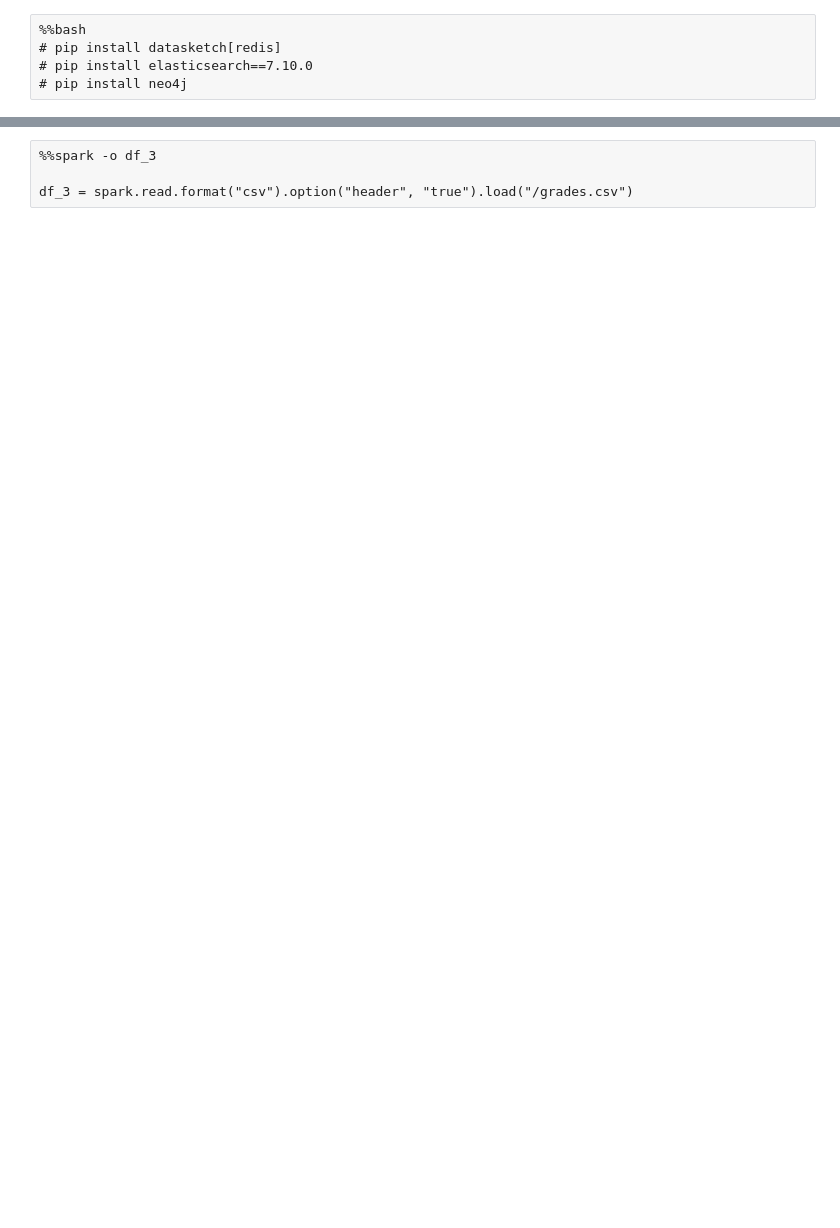
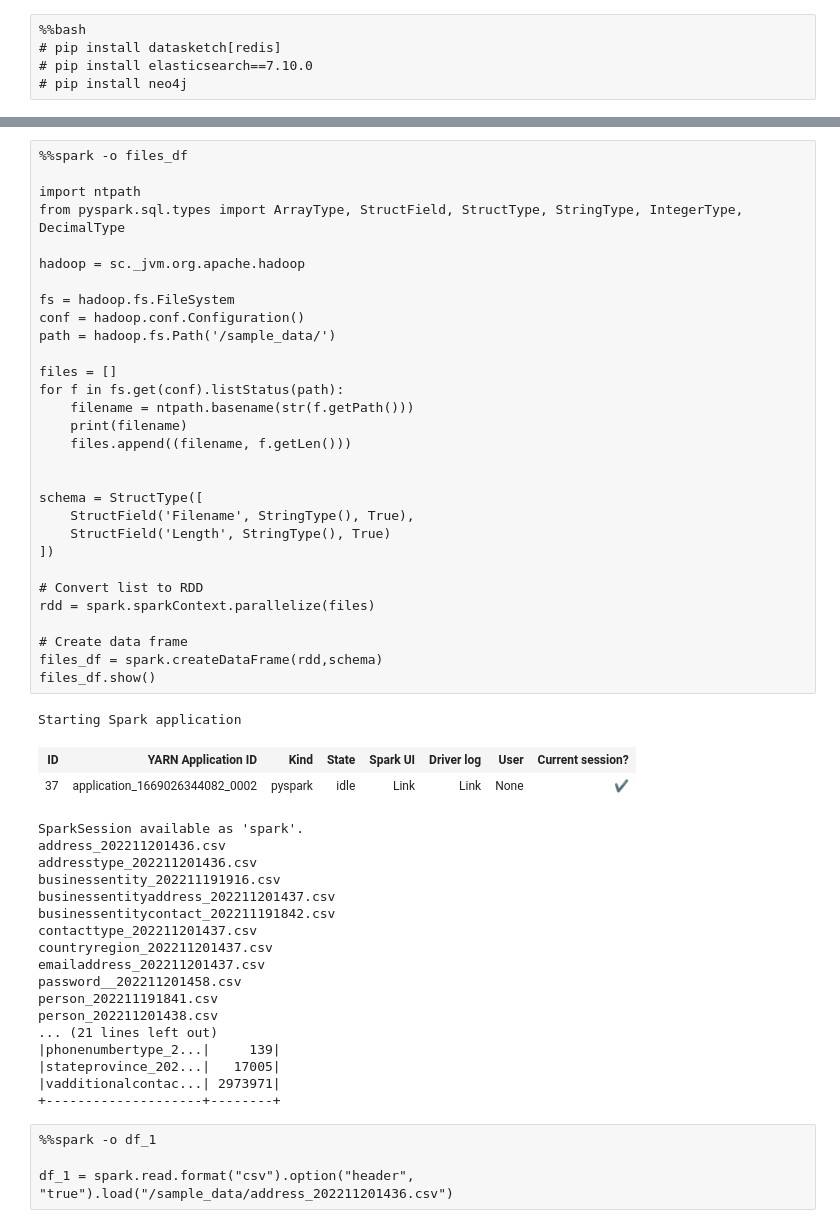
Before and after one commit to cdelmonte-zg/havel, a Jupyter notebook: sketch-notebook.ipynb, the cells around one changed output, grey strips where cells are left out. Drawn from its saved outputs; the diff is of its cells as text; blank space fills up the shorter version.

```diff
--- a/sketch-notebook.ipynb
+++ b/sketch-notebook.ipynb
@@ -19,4 +62,55 @@ df_2 = spark.read.format("csv").option("header", "true").load("/grades.csv")
+# %%
+%%spark -o files_df
+
+import ntpath
+from pyspark.sql.types import ArrayType, StructField, StructType, StringType, IntegerType, DecimalType
+
+hadoop = sc._jvm.org.apache.hadoop
+
+fs = hadoop.fs.FileSystem
+conf = hadoop.conf.Configuration()
+path = hadoop.fs.Path('/sample_data/')
+
+files = []
+for f in fs.get(conf).listStatus(path):
+    filename = ntpath.basename(str(f.getPath()))
+    print(filename)
+    files.append((filename, f.getLen()))
+
+
+schema = StructType([
+    StructField('Filename', StringType(), True),
+    StructField('Length', StringType(), True)
+])
+
+# Convert list to RDD
+rdd = spark.sparkContext.parallelize(files)
+
+# Create data frame
+files_df = spark.createDataFrame(rdd,schema)
+files_df.show()
+# %% [output]
+Starting Spark application
+| ID | YARN Application ID | Kind | State | Spark UI | Driver log | User | Current session? |
+| 37 | application_1669026344082_0002 | pyspark | idle | Link | Link | None | ✔ |
+SparkSession available as 'spark'.
+address_202211201436.csv
+addresstype_202211201436.csv
+businessentity_202211191916.csv
+businessentityaddress_202211201437.csv
+businessentitycontact_202211191842.csv
+contacttype_202211201437.csv
+countryregion_202211201437.csv
+emailaddress_202211201437.csv
+password__202211201458.csv
+person_202211191841.csv
+person_202211201438.csv
+... (21 lines left out)
+|phonenumbertype_2...|     139|
+|stateprovince_202...|   17005|
+|vadditionalcontac...| 2973971|
++--------------------+--------+
 # %%
-%%spark -o df_3
+%%spark -o df_1
 
-df_3 = spark.read.format("csv").option("header", "true").load("/grades.csv")
+df_1 = spark.read.format("csv").option("header", "true").load("/sample_data/address_202211201436.csv")
```
Also changed, not shown: parts of 25 cells of this notebook, 2 other files.
